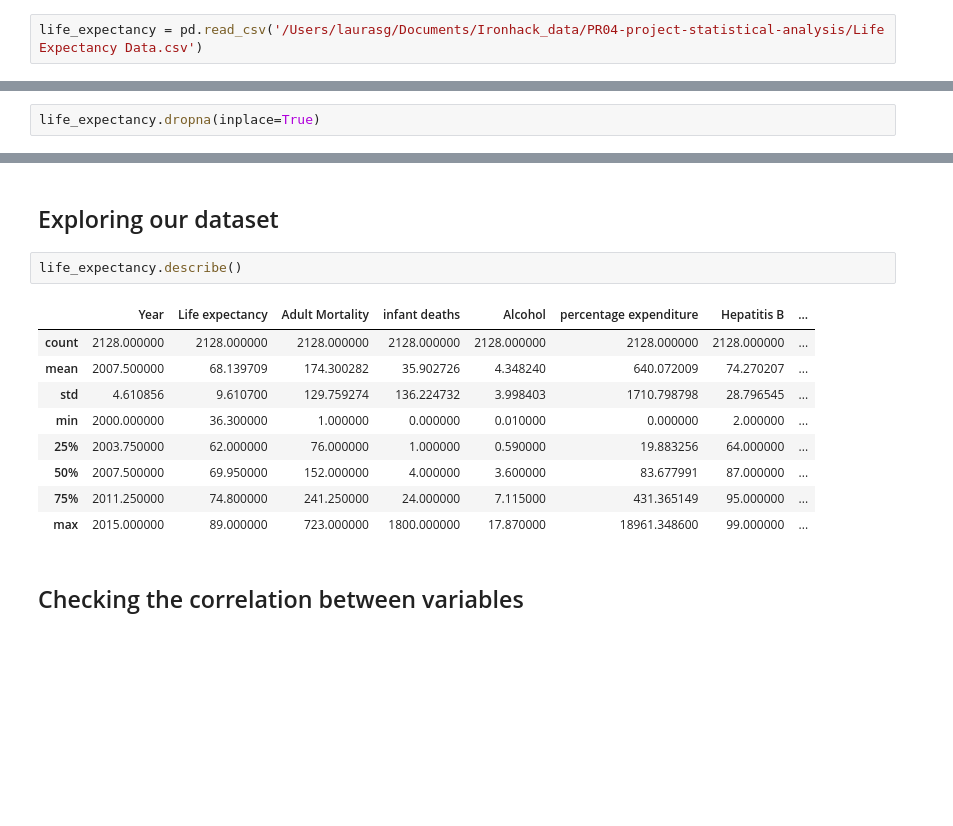
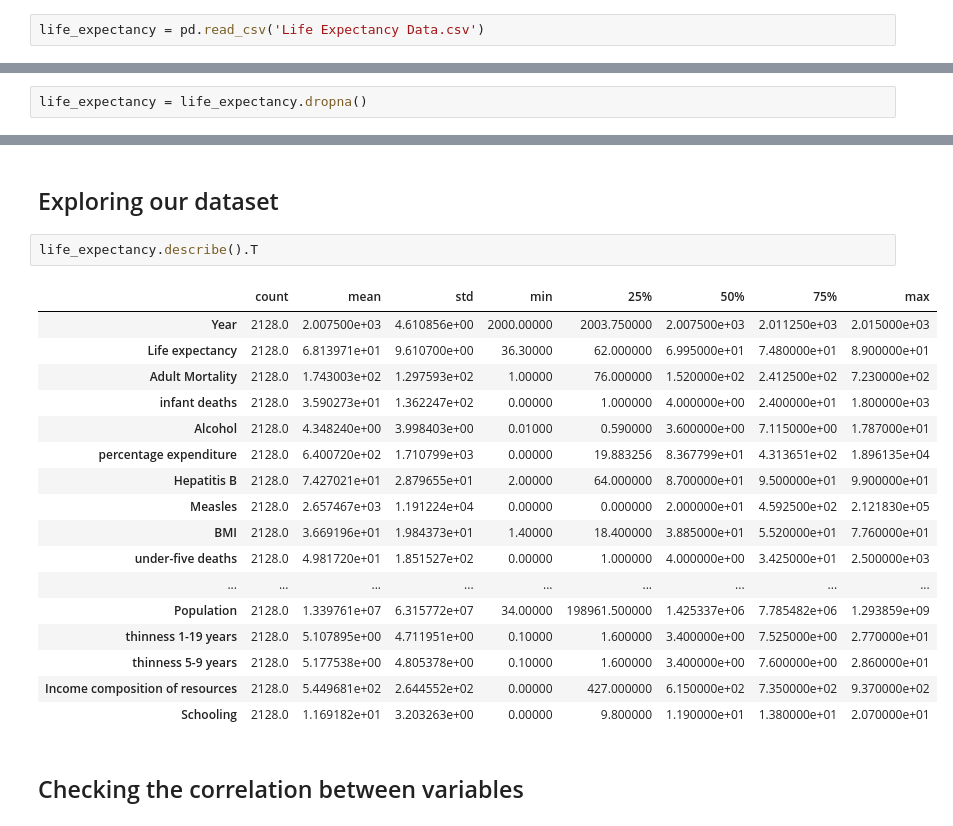
Before and after one commit to ironhack-bcn-data-pt/PR05-project-statistical-analysis, a Jupyter notebook: ProjectStatisticalAnalysis.ipynb, the cells around one changed output, grey strips where cells are left out. Drawn from its saved outputs; the diff is of its cells as text; blank space fills up the shorter version.

```diff
--- a/ProjectStatisticalAnalysis.ipynb
+++ b/ProjectStatisticalAnalysis.ipynb
@@ -17,3 +19,3 @@ from sklearn.metrics import r2_score, mean_squared_error, mean_absolute_error
 # %%
-life_expectancy = pd.read_csv('/Users/laurasg/Documents/Ironhack_data/PR04-project-statistical-analysis/Life Expectancy Data.csv')
+life_expectancy = pd.read_csv('Life Expectancy Data.csv')
 # %%
@@ -134,2 +171,2 @@ dtype: int64
 # %%
-life_expectancy.dropna(inplace=True)
+life_expectancy = life_expectancy.dropna()
@@ -158,17 +194,25 @@ dtype: int64
 # %% [markdown]
 ## Exploring our dataset
 # %%
-life_expectancy.describe()
+life_expectancy.describe().T
 # %% [output]
-|  | Year | Life expectancy | Adult Mortality | infant deaths | Alcohol | percentage expenditure | Hepatitis B | ... |
-| count | 2128.000000 | 2128.000000 | 2128.000000 | 2128.000000 | 2128.000000 | 2128.000000 | 2128.000000 | ... |
-| mean | 2007.500000 | 68.139709 | 174.300282 | 35.902726 | 4.348240 | 640.072009 | 74.270207 | ... |
-| std | 4.610856 | 9.610700 | 129.759274 | 136.224732 | 3.998403 | 1710.798798 | 28.796545 | ... |
-| min | 2000.000000 | 36.300000 | 1.000000 | 0.000000 | 0.010000 | 0.000000 | 2.000000 | ... |
-| 25% | 2003.750000 | 62.000000 | 76.000000 | 1.000000 | 0.590000 | 19.883256 | 64.000000 | ... |
-| 50% | 2007.500000 | 69.950000 | 152.000000 | 4.000000 | 3.600000 | 83.677991 | 87.000000 | ... |
-| 75% | 2011.250000 | 74.800000 | 241.250000 | 24.000000 | 7.115000 | 431.365149 | 95.000000 | ... |
-| max | 2015.000000 | 89.000000 | 723.000000 | 1800.000000 | 17.870000 | 18961.348600 | 99.000000 | ... |
+|  | count | mean | std | min | 25% | 50% | 75% | max |
+| Year | 2128.0 | 2.007500e+03 | 4.610856e+00 | 2000.00000 | 2003.750000 | 2.007500e+03 | 2.011250e+03 | 2.015000e+03 |
+| Life expectancy | 2128.0 | 6.813971e+01 | 9.610700e+00 | 36.30000 | 62.000000 | 6.995000e+01 | 7.480000e+01 | 8.900000e+01 |
+| Adult Mortality | 2128.0 | 1.743003e+02 | 1.297593e+02 | 1.00000 | 76.000000 | 1.520000e+02 | 2.412500e+02 | 7.230000e+02 |
+| infant deaths | 2128.0 | 3.590273e+01 | 1.362247e+02 | 0.00000 | 1.000000 | 4.000000e+00 | 2.400000e+01 | 1.800000e+03 |
+| Alcohol | 2128.0 | 4.348240e+00 | 3.998403e+00 | 0.01000 | 0.590000 | 3.600000e+00 | 7.115000e+00 | 1.787000e+01 |
+| percentage expenditure | 2128.0 | 6.400720e+02 | 1.710799e+03 | 0.00000 | 19.883256 | 8.367799e+01 | 4.313651e+02 | 1.896135e+04 |
+| Hepatitis B | 2128.0 | 7.427021e+01 | 2.879655e+01 | 2.00000 | 64.000000 | 8.700000e+01 | 9.500000e+01 | 9.900000e+01 |
+| Measles | 2128.0 | 2.657467e+03 | 1.191224e+04 | 0.00000 | 0.000000 | 2.000000e+01 | 4.592500e+02 | 2.121830e+05 |
+| BMI | 2128.0 | 3.669196e+01 | 1.984373e+01 | 1.40000 | 18.400000 | 3.885000e+01 | 5.520000e+01 | 7.760000e+01 |
+| under-five deaths | 2128.0 | 4.981720e+01 | 1.851527e+02 | 0.00000 | 1.000000 | 4.000000e+00 | 3.425000e+01 | 2.500000e+03 |
+| ... | ... | ... | ... | ... | ... | ... | ... | ... |
+| Population | 2128.0 | 1.339761e+07 | 6.315772e+07 | 34.00000 | 198961.500000 | 1.425337e+06 | 7.785482e+06 | 1.293859e+09 |
+| thinness 1-19 years | 2128.0 | 5.107895e+00 | 4.711951e+00 | 0.10000 | 1.600000 | 3.400000e+00 | 7.525000e+00 | 2.770000e+01 |
+| thinness 5-9 years | 2128.0 | 5.177538e+00 | 4.805378e+00 | 0.10000 | 1.600000 | 3.400000e+00 | 7.600000e+00 | 2.860000e+01 |
+| Income composition of resources | 2128.0 | 5.449681e+02 | 2.644552e+02 | 0.00000 | 427.000000 | 6.150000e+02 | 7.350000e+02 | 9.370000e+02 |
+| Schooling | 2128.0 | 1.169182e+01 | 3.203263e+00 | 0.00000 | 9.800000 | 1.190000e+01 | 1.380000e+01 | 2.070000e+01 |
 # %% [markdown]
 ## Checking the correlation between variables
 # %%
```
Also changed, not shown: parts of 40 cells of this notebook.
